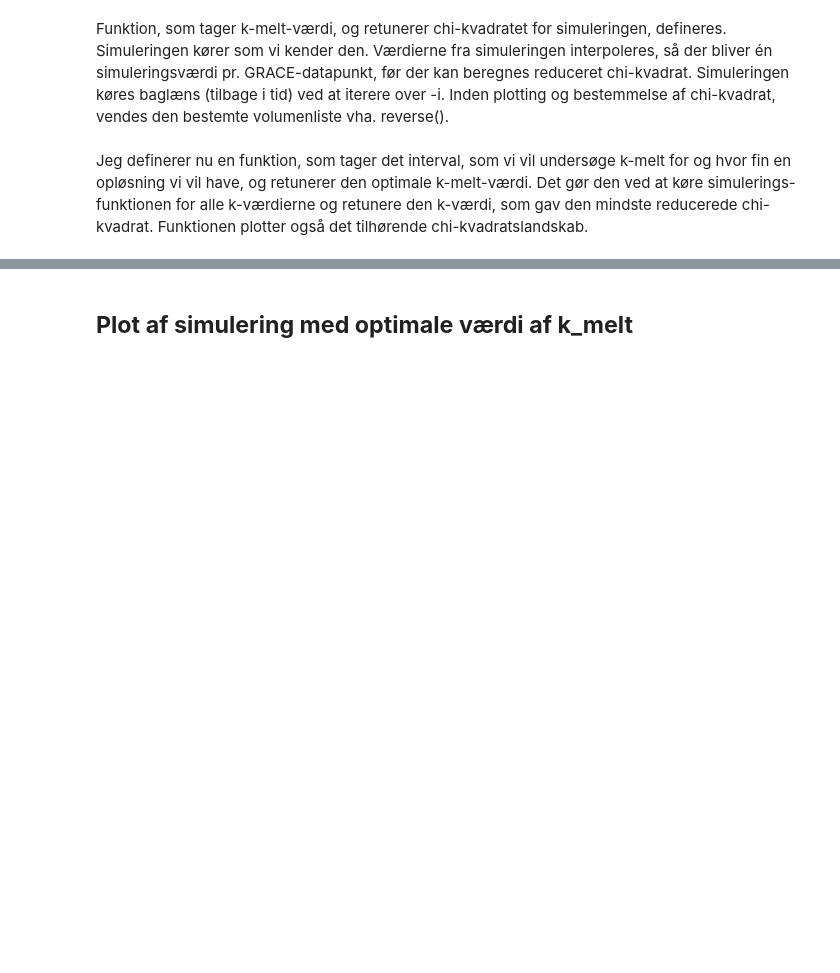
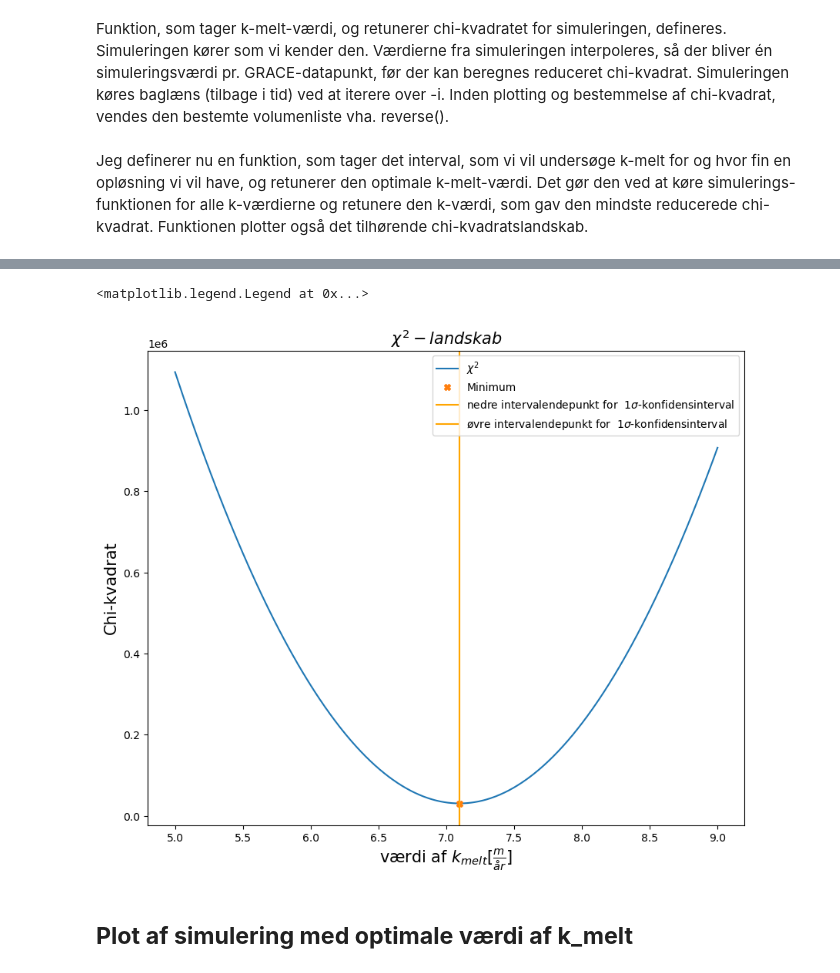
Before and after one commit to jeppegrejs/CASK, a Jupyter notebook: Clara/Tuning med gennemsnitsreference - baglæns med kvartdagsskridt.ipynb, the cells around one changed output, grey strips where cells are left out. Cells and saved outputs as stored; diff of their text form; code cells hidden in the pictures; blank space fills up the shorter version.

```diff
--- a/Clara/Tuning med gennemsnitsreference - baglæns med kvartdagsskridt.ipynb
+++ b/Clara/Tuning med gennemsnitsreference - baglæns med kvartdagsskridt.ipynb
@@ -246,3 +249,28 @@ reduceret chi_kvadrat = 162.23448865316837
+# %%
+top = chi_list[optimal_k_melt_index] + 1
+
+for i in range(len(chi_list)):
+    if chi_list[i] < top:
+        k_min =konstanter_list[i]
+        break
+for i in range(1, len(chi_list) + 1):
+    if chi_list[-i] < top:
+        k_max = konstanter_list[-i]
+        break
+# %%
+plt.figure(figsize = (10,8))
+plt.title('$\chi^2 - landskab$', fontsize = 15)
+plt.plot(konstanter_list, chi_list, label = '$\chi^2$')
+plt.xlabel(r'værdi af $k_{melt} [\frac{m}{år}]$', fontsize = 15)
+plt.ylabel('Chi-kvadrat', fontsize = 15)
+plt.plot(konstanter_list[optimal_k_melt_index], chi_list[optimal_k_melt_index], 'X', label = 'Minimum')
+plt.axvline(k_min, color = 'orange', label = 'nedre intervalendepunkt for  $1\sigma$-konfidensinterval')
+plt.axvline(k_max, color = 'orange', label = 'øvre intervalendepunkt for  $1\sigma$-konfidensinterval')
+#plt.axhline(chi_list[optimal_k_melt_index] + 1)
+plt.legend()
+# %% [output]
+<matplotlib.legend.Legend at 0x...>
+[figure, added]
 # %% [markdown]
 ## __Plot af simulering med optimale værdi af k_melt__
 # %% [markdown]
```
Also changed, not shown: parts of 2 cells of this notebook.
